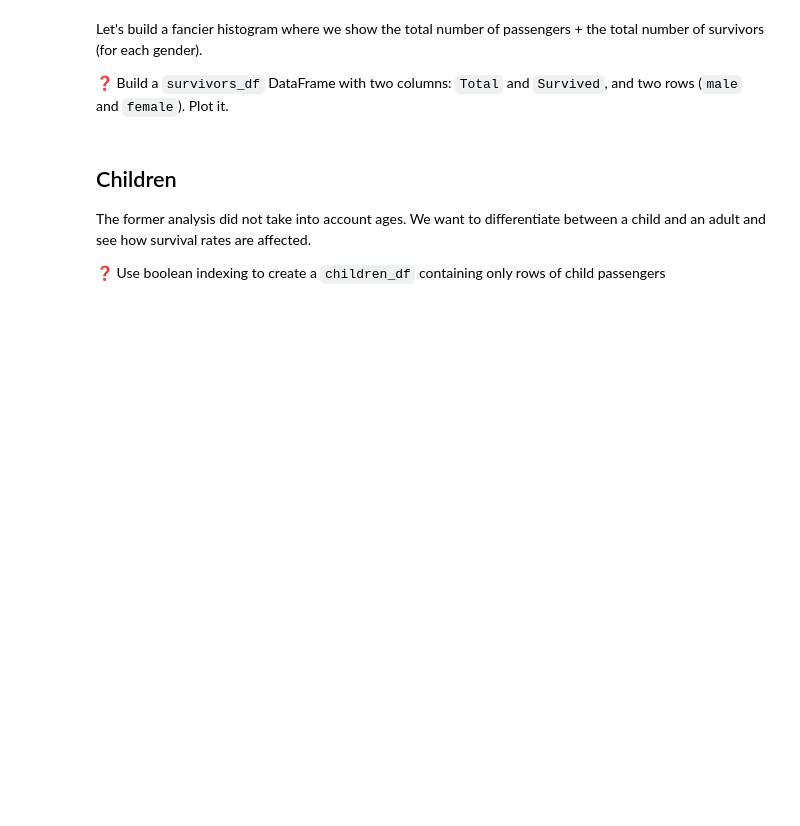
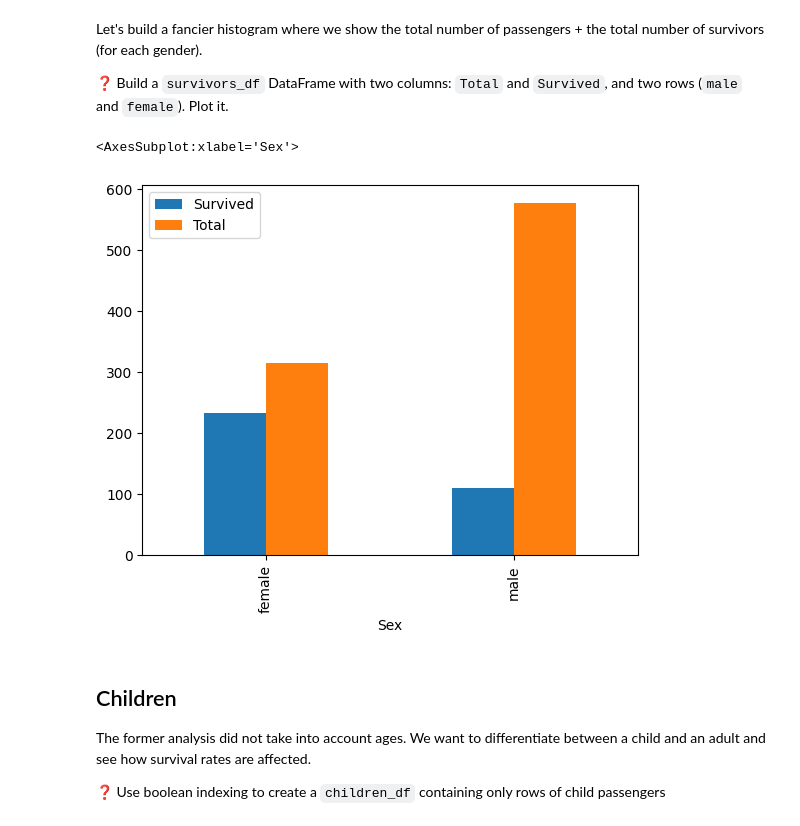
Before and after one commit to tanushrin/data-titanic_disaster, a Jupyter notebook: titanic_disaster.ipynb, the cells around one changed output. Drawn from its saved outputs; the diff is of its cells as text; code cells hidden in the pictures; blank space fills up the shorter version.

```diff
--- a/titanic_disaster.ipynb
+++ b/titanic_disaster.ipynb
@@ -70,3 +181,11 @@ Let's build a fancier histogram where we show the total number of passengers + t
+# %%
+# YOUR CODE HERE
+survivors_df = titanic_df[["Survived", "Sex"]].groupby("Sex").sum()
+survivors_df['Total'] =  titanic_df[["Survived", "Sex"]].groupby("Sex").count()
+survivors_df.plot(kind='bar')
+# %% [output]
+<AxesSubplot:xlabel='Sex'>
+[figure, added]
 # %% [markdown]
 ## Children
 
```
Also changed, not shown: parts of 27 cells of this notebook.
